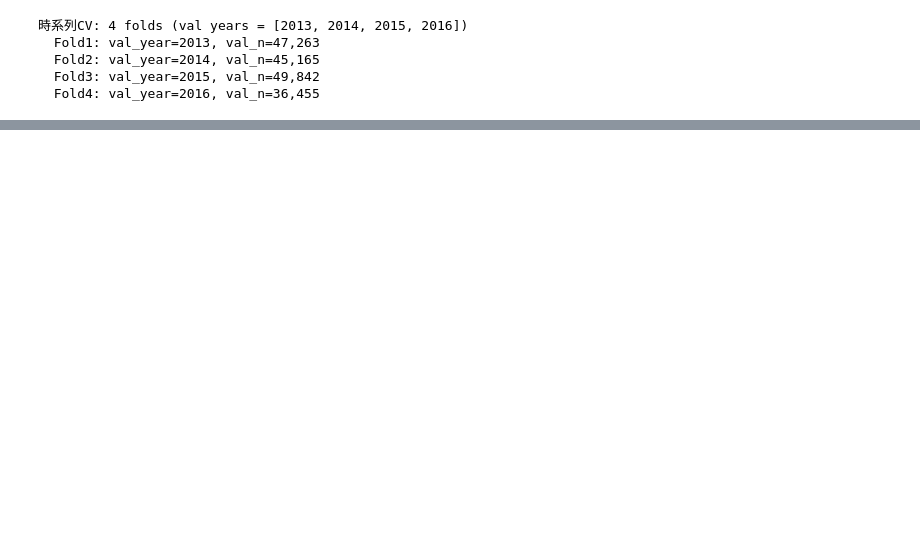
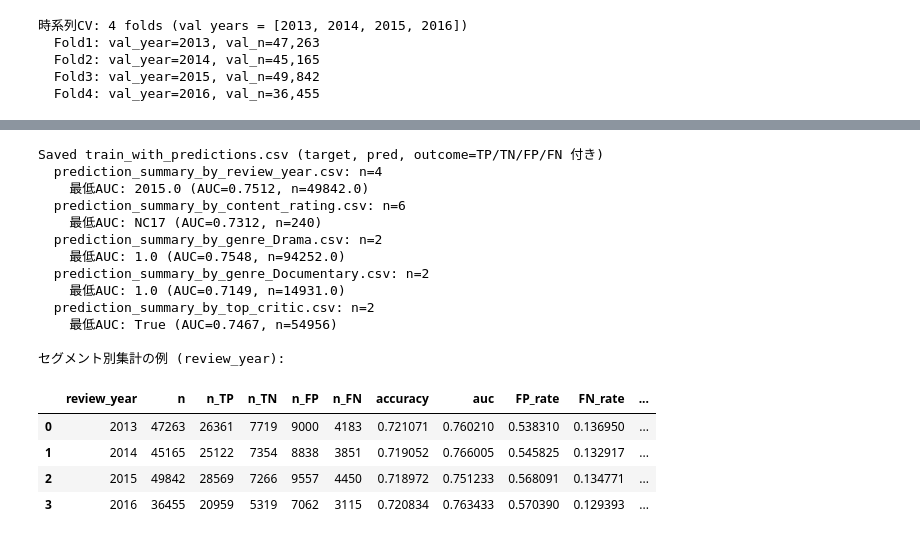
Before and after one commit to Shintaisei/data-analysis-competition, a Jupyter notebook: train_baseline.ipynb, the cells around one changed output, grey strips where cells are left out. Cells and saved outputs as stored; diff of their text form; code cells hidden in the pictures; blank space fills up the shorter version.

```diff
--- a/train_baseline.ipynb
+++ b/train_baseline.ipynb
@@ -267 +142,48 @@ Saved submission.csv (rows: 40,716) [全trainで学習した1本のモデルで
 重要度 Top5: ['directors', 'authors', 'rotten_tomatoes_link', 'movie_title', 'critic_name']
+# %%
+# 予測の当たり・外れ分析（CV の oof を使い、どのセグメントで外しているかを集計）
+# oof は時系列CVで val 部分のみ埋まるので、val に含まれる行だけ分析対象にする
+val_mask = np.zeros(len(train), dtype=bool)
+for _tr_idx, val_idx in time_splits:
+    val_mask[val_idx] = True
+train_val = train.loc[val_mask].copy()
+oof_val = oof[val_mask]
+y_val = train["target"].values[val_mask]
+analysis_df, summaries = run_full_analysis(
+    train_val, y_val, oof_val,
+    group_cols=["review_year", "content_rating", "genre_Drama", "genre_Documentary", "top_critic"],
+    min_count=100,
+)
+# 分析結果の保存（改善のヒント用）
+analysis_df.to_csv(os.path.join(OUTPUT_DIR, "analysis", "train_with_predictions.csv"), index=False)
+print(f"Saved {OUTPUT_DIR}/analysis/train_with_predictions.csv (target, pred, outcome=TP/TN/FP/FN 付き)")
+
+for col, summary in summaries.items():
+    fname = os.path.join(OUTPUT_DIR, "analysis", f"prediction_summary_by_{col}.csv")
+    summary.to_csv(fname, index=False)
+    print(f"  {fname}: n={len(summary)}")
+    # AUC が低い or FN/FP 率が高いセグメントを表示
+    if "auc" in summary.columns and summary["auc"].notna().any():
+        worst = summary.loc[summary["auc"].idxmin()]
+        print(f"    最低AUC: {worst[col]} (AUC={worst['auc']:.4f}, n={worst['n']})")
+print("\nセグメント別集計の例 (review_year):")
+display(summaries.get("review_year", pd.DataFrame()))
+# %% [output]
+Saved train_with_predictions.csv (target, pred, outcome=TP/TN/FP/FN 付き)
+  prediction_summary_by_review_year.csv: n=4
+    最低AUC: 2015.0 (AUC=0.7512, n=49842.0)
+  prediction_summary_by_content_rating.csv: n=6
+    最低AUC: NC17 (AUC=0.7312, n=240)
+  prediction_summary_by_genre_Drama.csv: n=2
+    最低AUC: 1.0 (AUC=0.7548, n=94252.0)
+  prediction_summary_by_genre_Documentary.csv: n=2
+    最低AUC: 1.0 (AUC=0.7149, n=14931.0)
+  prediction_summary_by_top_critic.csv: n=2
+    最低AUC: True (AUC=0.7467, n=54956)
+
+セグメント別集計の例 (review_year):
+|  | review_year | n | n_TP | n_TN | n_FP | n_FN | accuracy | auc | FP_rate | FN_rate | ... |
+| 0 | 2013 | 47263 | 26361 | 7719 | 9000 | 4183 | 0.721071 | 0.760210 | 0.538310 | 0.136950 | ... |
+| 1 | 2014 | 45165 | 25122 | 7354 | 8838 | 3851 | 0.719052 | 0.766005 | 0.545825 | 0.132917 | ... |
+| 2 | 2015 | 49842 | 28569 | 7266 | 9557 | 4450 | 0.718972 | 0.751233 | 0.568091 | 0.134771 | ... |
+| 3 | 2016 | 36455 | 20959 | 5319 | 7062 | 3115 | 0.720834 | 0.763433 | 0.570390 | 0.129393 | ... |
```
Also changed, not shown: parts of 11 cells of this notebook, 20 other files.
